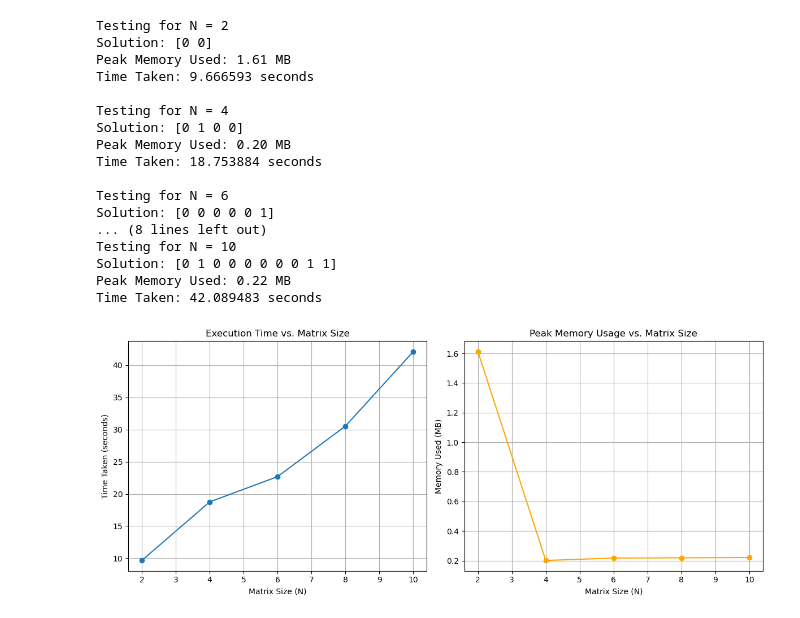
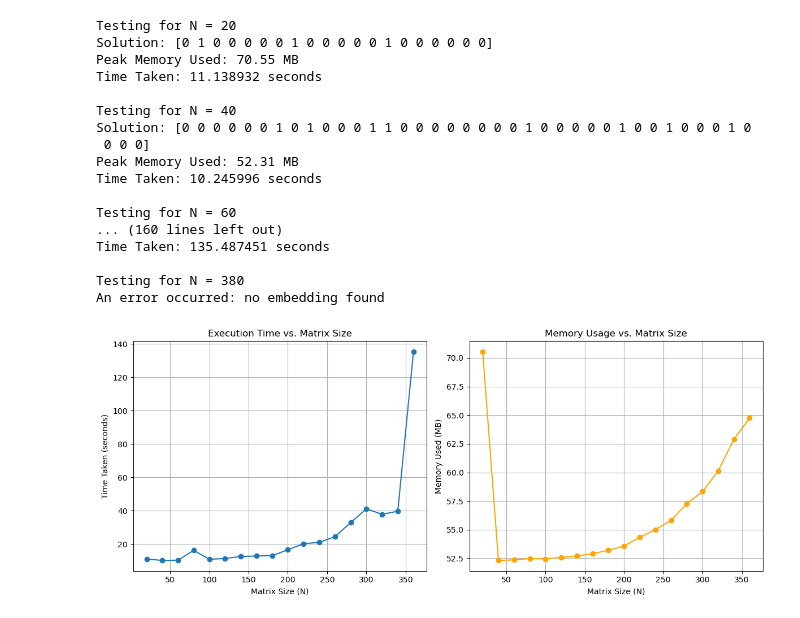
Before and after one commit to vitahehe/quantum-ocean-sdk, a Jupyter notebook: tetsingQUBO.ipynb, the cells around one changed output. Saved outputs shown, nothing was run; the diff lists cells and outputs as text; code cells hidden in the pictures.

```diff
--- a/tetsingQUBO.ipynb
+++ b/tetsingQUBO.ipynb
@@ -1,6 +1,6 @@
 # %%
 import dimod
-from dimod import SimulatedAnnealingSampler
+from dwave.system import DWaveSampler, EmbeddingComposite
 import tracemalloc
 import time
 import numpy as np
@@ -25,14 +25,14 @@ def qubosolver(A, b):
         if i != j:
             bqm.add_interaction(i, j, A[i, j])
 
-    sampler = SimulatedAnnealingSampler()
+    # Use D-Wave's quantum sampler
+    sampler = EmbeddingComposite(DWaveSampler(token='DEV-2df6769d96a5ddaec4b4e037d3a7a92833582e9c'))
     response = sampler.sample(bqm, num_reads=100)
 
     best_sample = response.first.sample
     sol_sample = np.fromiter(best_sample.values(), dtype=int)
 
     end_time = time.time()
-
     # Get the current and peak memory usage
     current, peak = tracemalloc.get_traced_memory()
     tracemalloc.stop()
@@ -51,9 +51,9 @@ def test_scalability():
     Ns = []
     times = []
     memories = []
-    max_N = 200000  # Adjust this value based on your system's capacity
-    step = 20    # Increment size for N
-    density = 0.05  # Density of the sparse matrix
+    max_N = 3000   # Adjusted based on D-Wave hardware limitations
+    step = 20   # Increment size for N
+    density = 0.01  # Density of the sparse matrix
 
     for N in range(20, max_N + 1, step):
         print(f"\nTesting for N = {N}")
@@ -76,54 +76,51 @@ def test_scalability():
             times.append(time_taken)
             memories.append(memory_used)
 
-        except MemoryError:
-            print("MemoryError encountered. Stopping the test.")
-            break
         except Exception as e:
             print(f"An error occurred: {e}")
             break
 
     # Plotting the results
     plt.figure(figsize=(12, 5))
 
     # Plot for Execution Time
     plt.subplot(1, 2, 1)
     plt.plot(Ns, times, marker='o')
     plt.title('Execution Time vs. Matrix Size')
     plt.xlabel('Matrix Size (N)')
     plt.ylabel('Time Taken (seconds)')
     plt.grid(True)
 
     # Plot for Memory Usage
     plt.subplot(1, 2, 2)
     plt.plot(Ns, memories, marker='o', color='orange')
-    plt.title('Peak Memory Usage vs. Matrix Size')
+    plt.title('Memory Usage vs. Matrix Size')
     plt.xlabel('Matrix Size (N)')
     plt.ylabel('Memory Used (MB)')
     plt.grid(True)
 
     plt.tight_layout()
     plt.show()
 
 # Run the scalability test
 test_scalability()
 # %% [output]
-Testing for N = 2
-Solution: [0 0]
-Peak Memory Used: 1.61 MB
-Time Taken: 9.666593 seconds
+Testing for N = 20
+Solution: [0 1 0 0 0 0 0 1 0 0 0 0 0 1 0 0 0 0 0 0]
+Peak Memory Used: 70.55 MB
+Time Taken: 11.138932 seconds
 
-Testing for N = 4
-Solution: [0 1 0 0]
-Peak Memory Used: 0.20 MB
-Time Taken: 18.753884 seconds
+Testing for N = 40
+Solution: [0 0 0 0 0 0 1 0 1 0 0 0 1 1 0 0 0 0 0 0 0 0 1 0 0 0 0 0 1 0 0 1 0 0 0 1 0
+ 0 0 0]
+Peak Memory Used: 52.31 MB
+Time Taken: 10.245996 seconds
 
-Testing for N = 6
-Solution: [0 0 0 0 0 1]
-... (8 lines left out)
-Testing for N = 10
-Solution: [0 1 0 0 0 0 0 0 1 1]
-Peak Memory Used: 0.22 MB
-Time Taken: 42.089483 seconds
+Testing for N = 60
+... (160 lines left out)
+Time Taken: 135.487451 seconds
+
+Testing for N = 380
+An error occurred: no embedding found
-[figure, old version]
+[figure, new version]
 # %%
```
Also changed, not shown: parts of 1 cell of this notebook.
